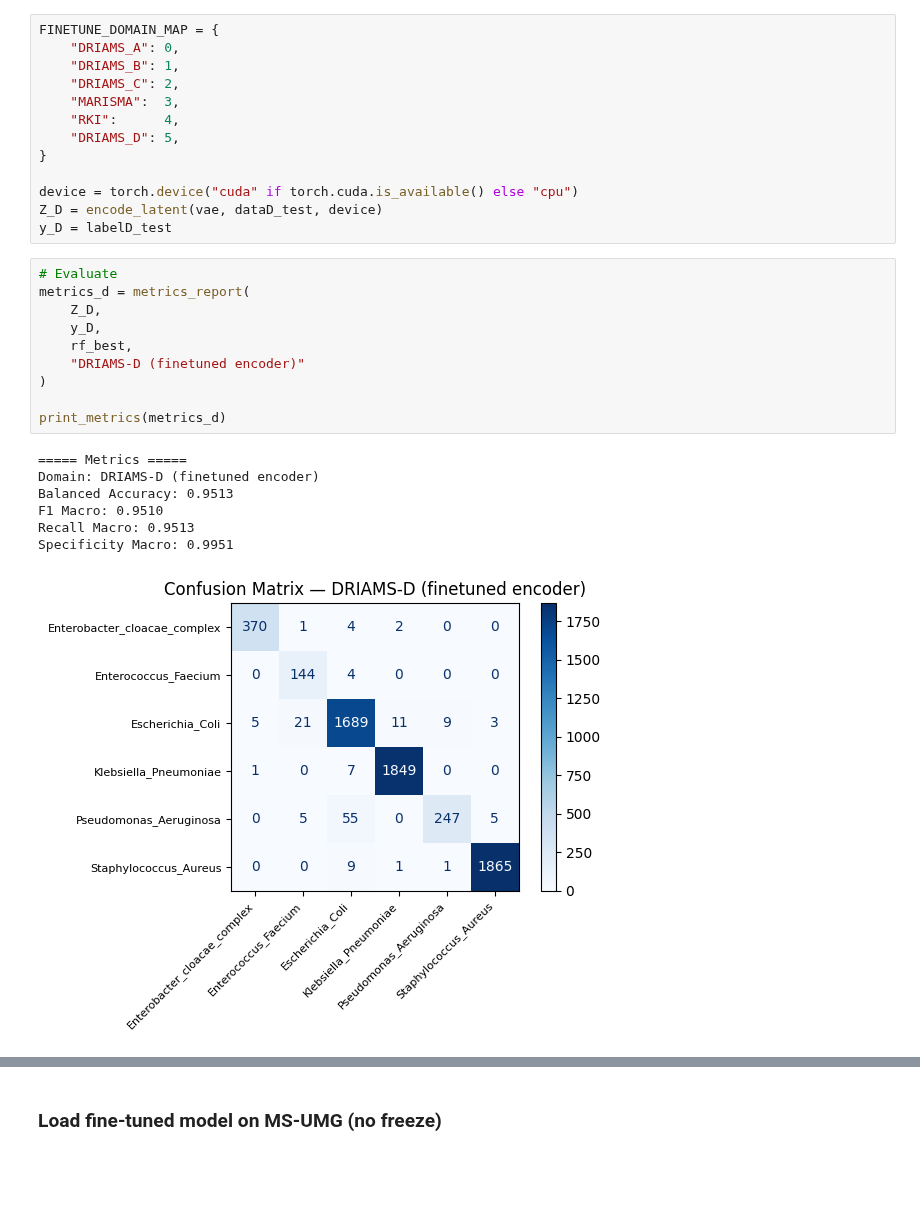
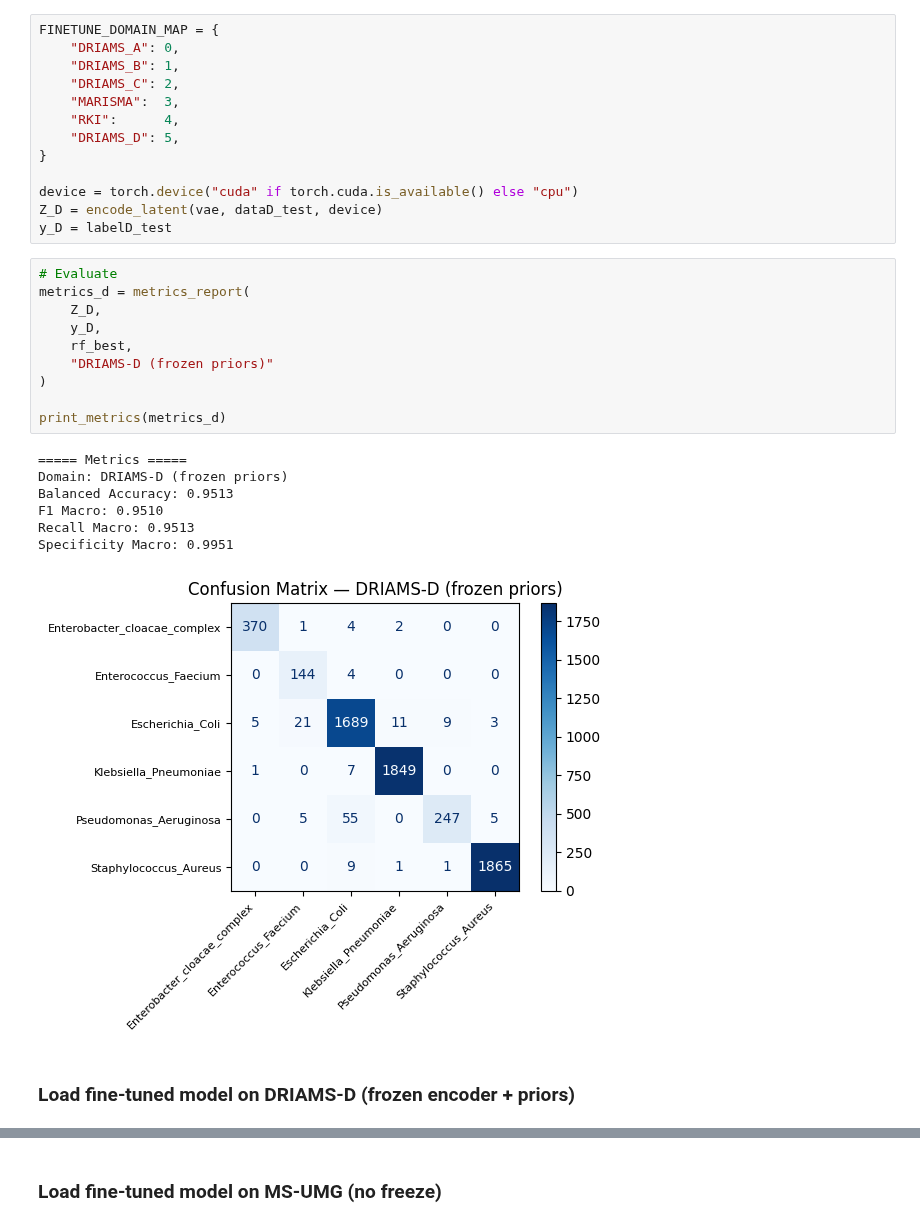
Before and after one commit to alexgaarciia/MALDIAlign, a Jupyter notebook: experiments/finetuning/notebooks/baselines_rf_latent_space_multidecoder_prior_train_driamsABC_marisma_rki_1000.ipynb, the cells around one changed output, grey strips where cells are left out. Drawn from its saved outputs; the diff is of its cells as text; blank space fills up the shorter version.

```diff
--- a/experiments/finetuning/notebooks/baselines_rf_latent_space_multidecoder_prior_train_driamsABC_marisma_rki_1000.ipynb
+++ b/experiments/finetuning/notebooks/baselines_rf_latent_space_multidecoder_prior_train_driamsABC_marisma_rki_1000.ipynb
@@ -440,18 +440,20 @@ y_D = labelD_test
 # %%
 # Evaluate
 metrics_d = metrics_report(
     Z_D,
     y_D,
     rf_best,
-    "DRIAMS-D (finetuned encoder)"
+    "DRIAMS-D (frozen priors)"
 )
 
 print_metrics(metrics_d)
 # %% [output]
 ===== Metrics =====
-Domain: DRIAMS-D (finetuned encoder)
+Domain: DRIAMS-D (frozen priors)
 Balanced Accuracy: 0.9513
 F1 Macro: 0.9510
 Recall Macro: 0.9513
 Specificity Macro: 0.9951
-[figure, old version]
+[figure, new version]
+# %% [markdown]
+### Load fine-tuned model on DRIAMS-D (frozen encoder + priors)
```
Also changed, not shown: parts of 11 cells of this notebook, 3 other files.
